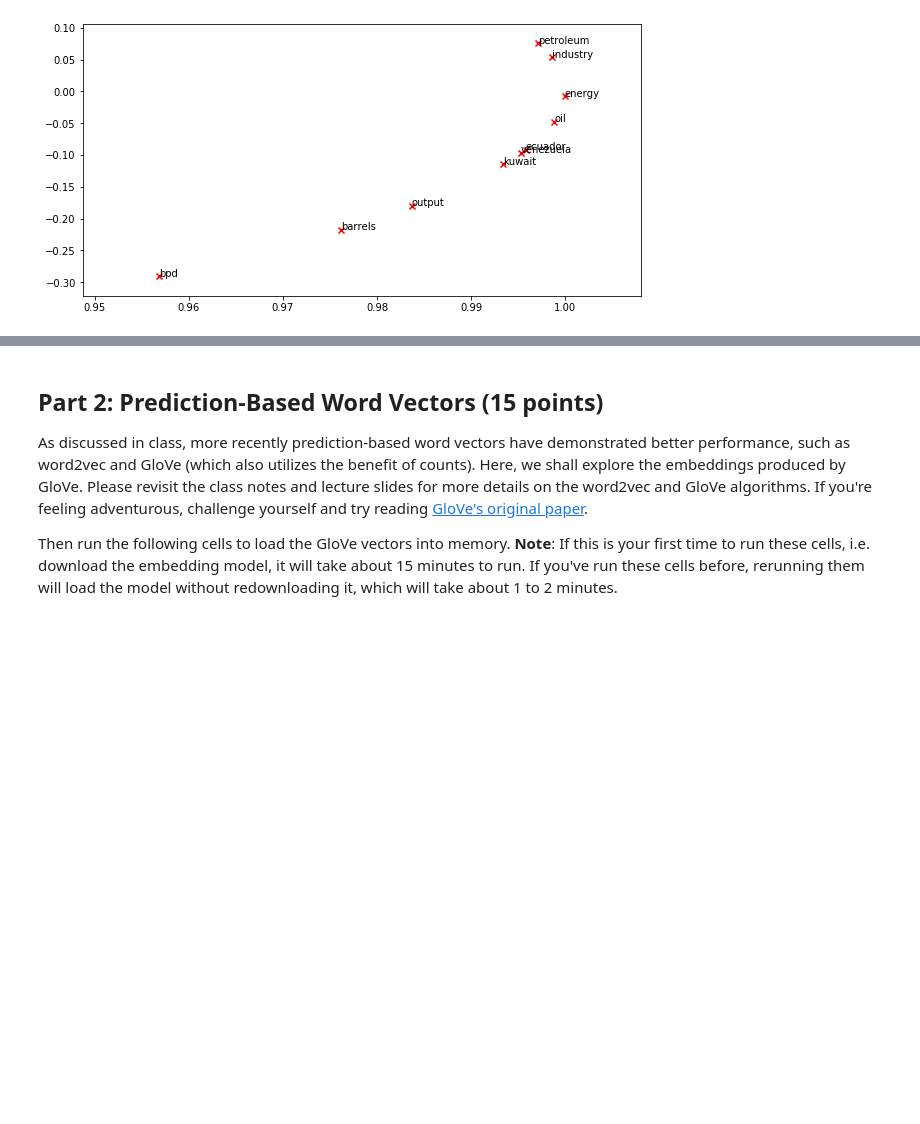
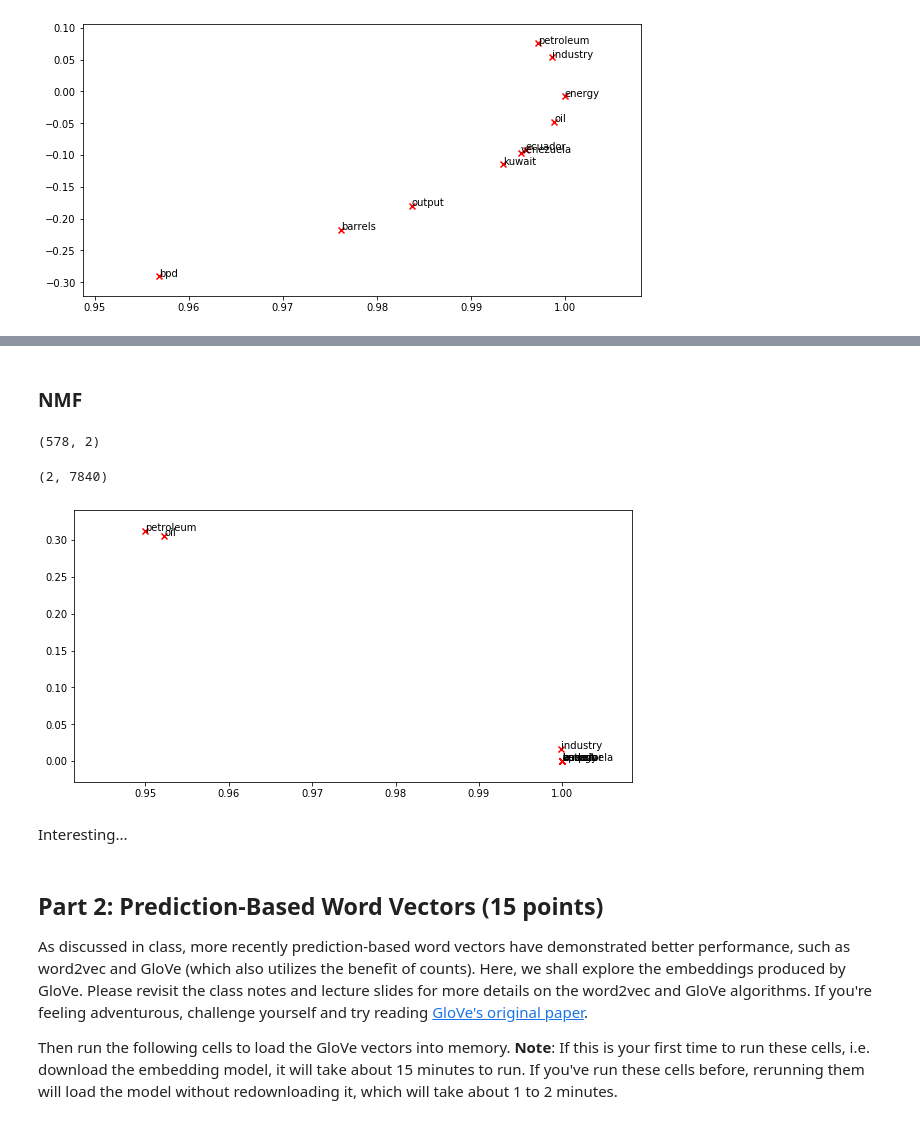
Before and after one commit to anhquan0412/nlp_practice, a Jupyter notebook: s1/exploring_word_vectors.ipynb, the cells around one changed output, grey strips where cells are left out. Saved outputs shown, nothing was run; the diff lists cells and outputs as text; code cells hidden in the pictures; blank space fills up the shorter version.

```diff
--- a/s1/exploring_word_vectors.ipynb
+++ b/s1/exploring_word_vectors.ipynb
@@ -419,0 +475,2 @@ plot_embeddings(M_normalized, word2Ind_co_occurrence, words)
+# %% [markdown]
+### NMF
@@ -420,3 +479,27 @@ plot_embeddings(M_normalized, word2Ind_co_occurrence, words)
+# %%
+clf = decomposition.NMF(n_components=2, random_state=1)
+# %%
+W1 = clf.fit_transform(tf_mat)
+H1 = clf.components_ # topic vs vocab
+# %%
+W1.shape
+# %% [output]
+(578, 2)
+# %%
+H1.shape
+# %% [output]
+(2, 7840)
+# %%
+tf_len = np.linalg.norm(H1.T, axis=1)
+tf_normalized = H1.T / tf_len[:, np.newaxis] # normalize by broadcasting
+
+words = ['barrels', 'bpd', 'ecuador', 'energy', 'industry', 'kuwait', 'oil', 'output', 'petroleum', 'venezuela']
+
+plot_embeddings(tf_normalized, word2Ind_tfidf, words)
+# %% [output]
+[figure, added]
+# %% [markdown]
+Interesting...
 # %% [markdown]
 ## Part 2: Prediction-Based Word Vectors (15 points)
 
```
Also changed, not shown: parts of 17 cells of this notebook.
